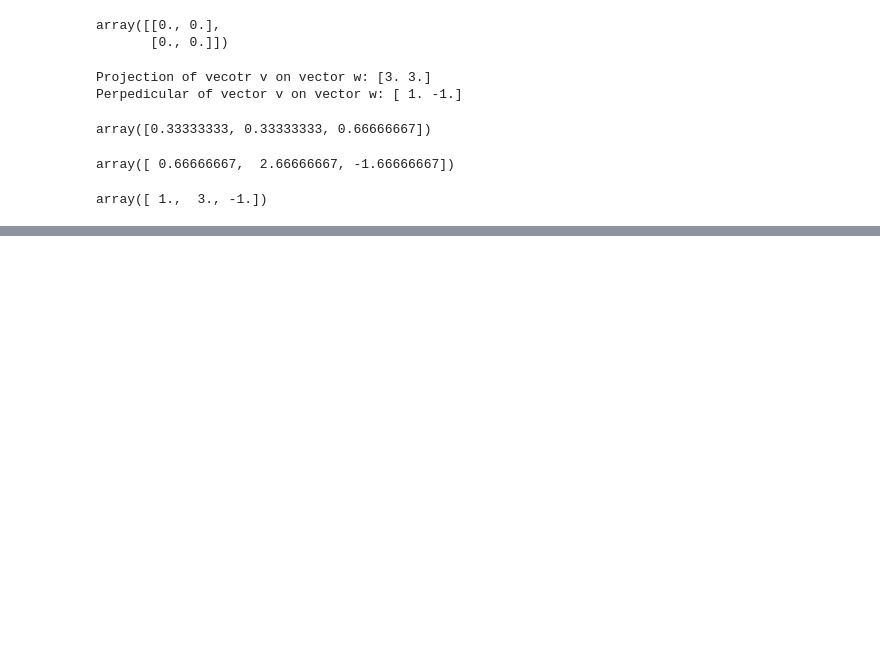
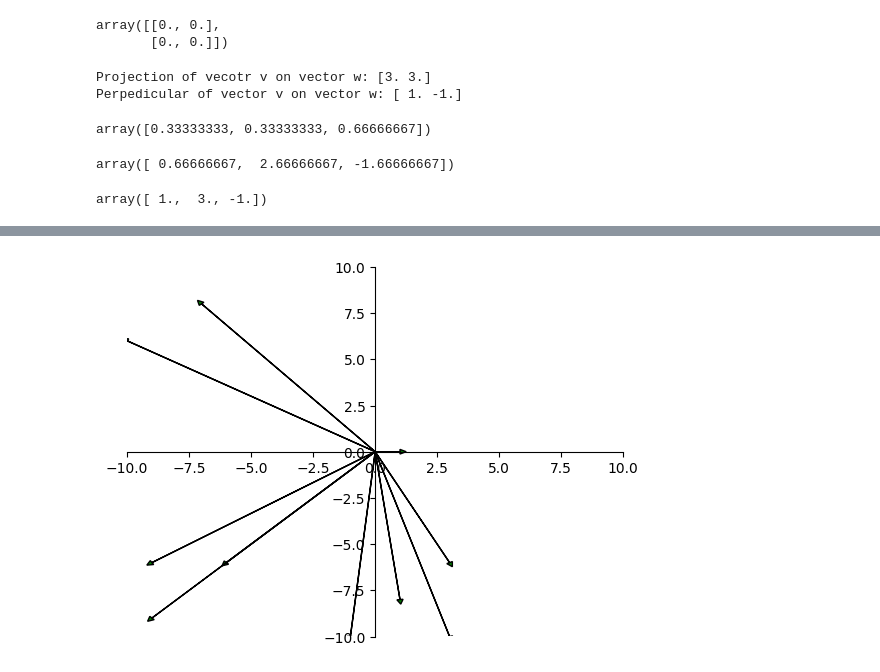
Before and after one commit to alcor6725/ImageProcessing, a Jupyter notebook: intro.ipynb, the cells around one changed output, grey strips where cells are left out. Cells and saved outputs as stored; diff of their text form; code cells hidden in the pictures; blank space fills up the shorter version.

```diff
--- a/intro.ipynb
+++ b/intro.ipynb
@@ -615,0 +664,19 @@ array([ 1.,  3., -1.])
+# %%
+vectors = np.random.randint(-10,10, size=(10,2))
+
+fig, ax = plt.subplots()
+ax.axis([-10,10,-10,10])
+
+ax.spines['right'].set_color('none')
+ax.spines['top'].set_color('none')
+
+ax.spines['bottom'].set_position('zero')
+ax.spines['left'].set_position('zero')
+
+for i in range(len(vectors)):
+    plt.arrow(0,0, vectors[i][0], vectors[i][1], head_width =0.25, head_length = 0.25, fc = 'green', ec ='black')
+
+
+plt.show()
+# %% [output]
+[figure, added]
```
Also changed, not shown: parts of 12 cells of this notebook.
